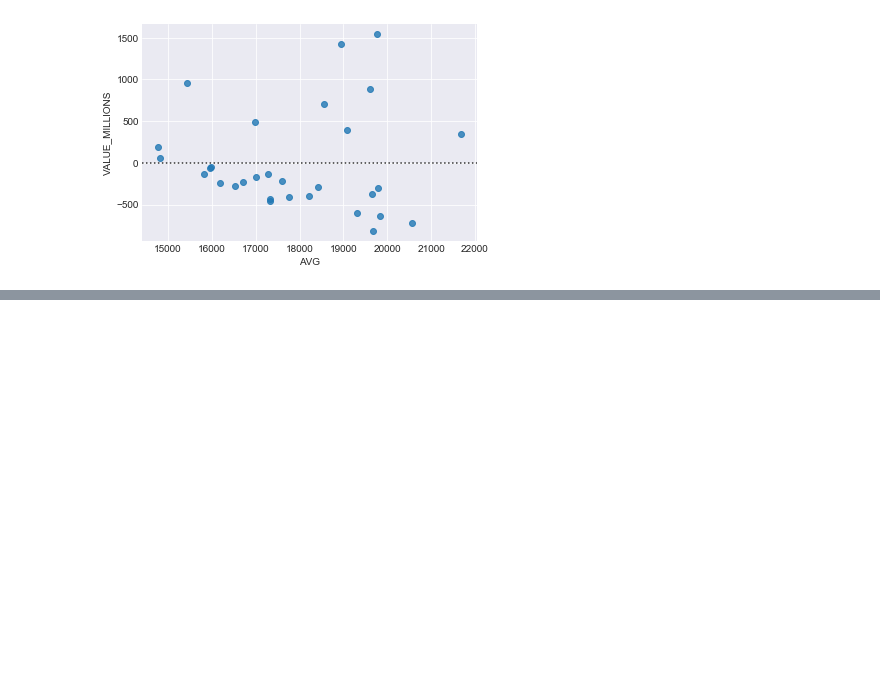
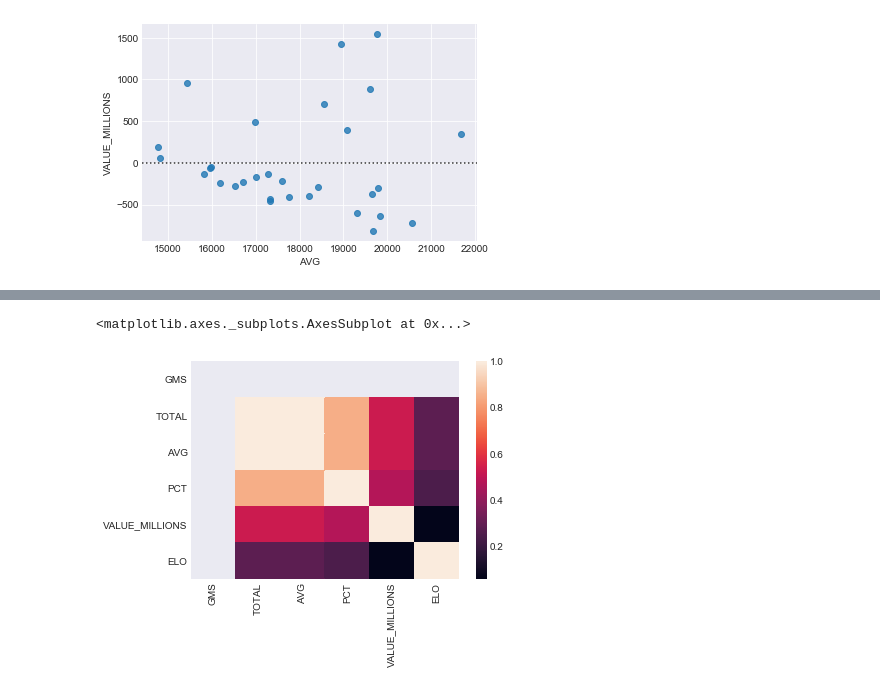
Before and after one commit to noahgift/socialpowernba, a Jupyter notebook: notebooks/exploring_endorsement_revenue_nba.ipynb, the cells around one changed output, grey strips where cells are left out. Saved outputs shown, nothing was run; the diff lists cells and outputs as text; code cells hidden in the pictures; blank space fills up the shorter version.

```diff
--- a/notebooks/exploring_endorsement_revenue_nba.ipynb
+++ b/notebooks/exploring_endorsement_revenue_nba.ipynb
@@ -145,3 +144,5 @@ sns.residplot(y="VALUE_MILLIONS", x="AVG", data=attendance_valuation_df)
 # %% [output]
 <matplotlib.axes._subplots.AxesSubplot at 0x...>
 [figure]
+# %%
+attendance_valuation_elo_df = attendance_valuation_df.merge(elo_df, how="inner", on="TEAM")
@@ -147,0 +160,8 @@ sns.residplot(y="VALUE_MILLIONS", x="AVG", data=attendance_valuation_df)
+# %%
+corr_elo = attendance_valuation_elo_df.corr()
+sns.heatmap(corr_elo,
+            xticklabels=corr_elo.columns.values,
+            yticklabels=corr_elo.columns.values)
+# %% [output]
+<matplotlib.axes._subplots.AxesSubplot at 0x...>
+[figure, added]
```
Also changed, not shown: parts of 9 cells of this notebook, 1 other file.
